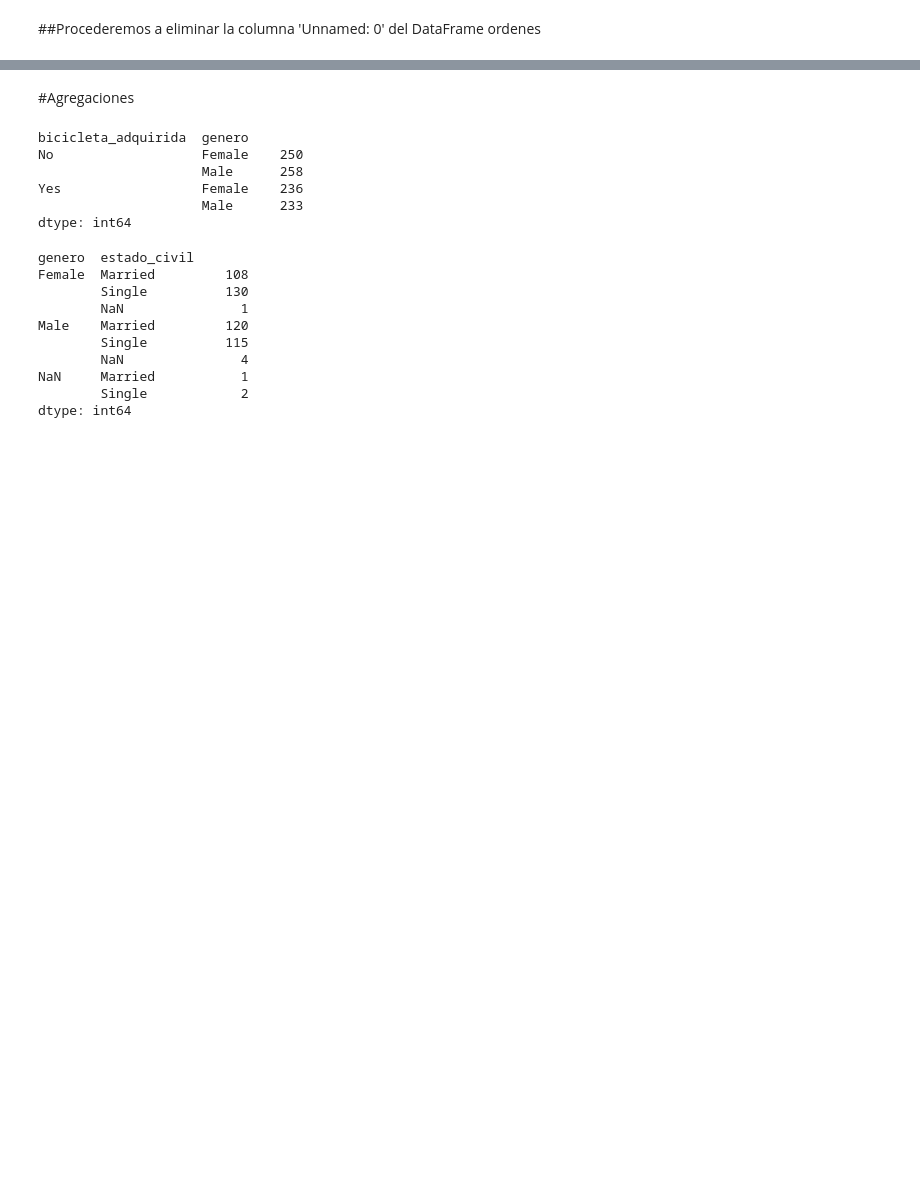
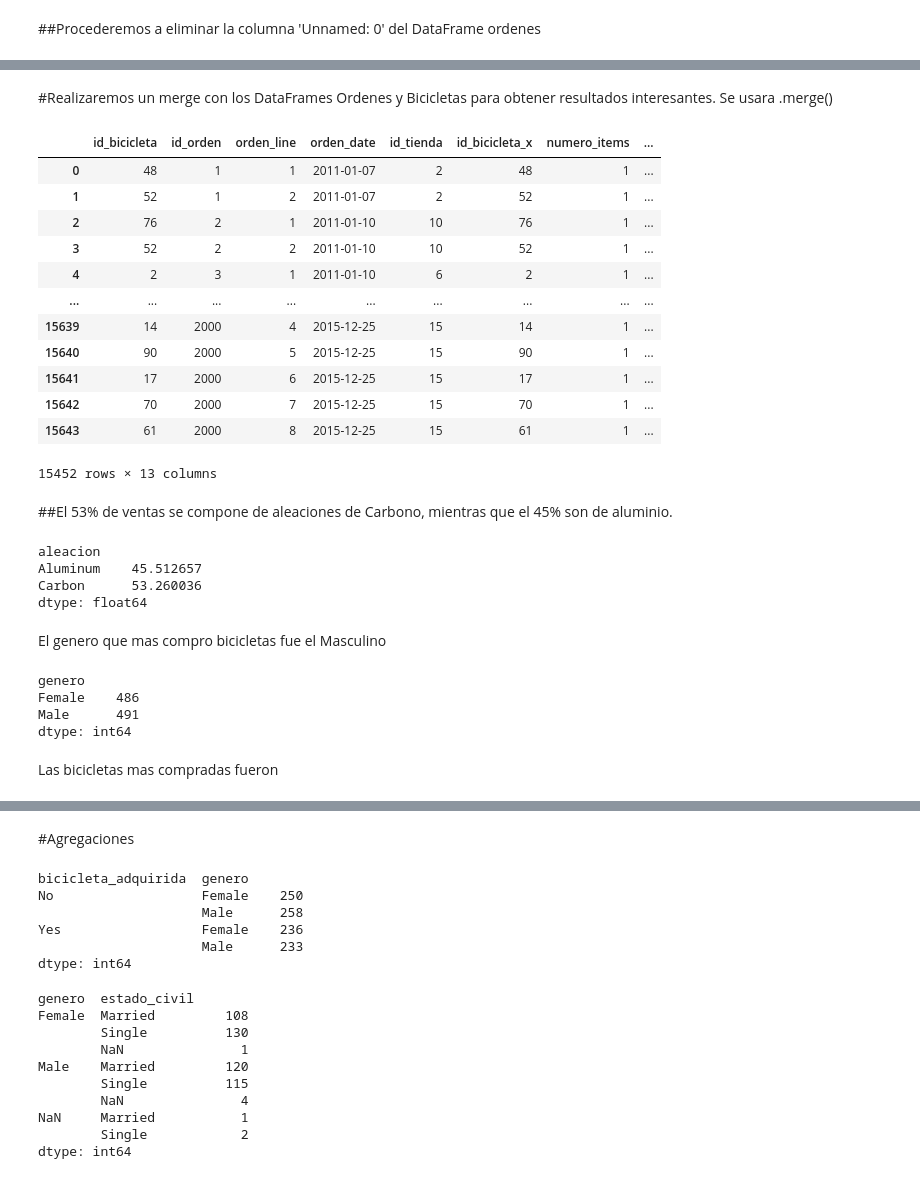
Before and after one commit to hvasquez28/g1-ds_santander-f2-team7-Phyton, a Jupyter notebook: Entrega_Final_Procesamiento_DanielTapia_LuisZanabria_NorbertoPena_HaroldVasquez/ProyectoPhytonGrupo7.ipynb, the cells around one changed output, grey strips where cells are left out. Drawn from its saved outputs; the diff is of its cells as text; code cells hidden in the pictures; blank space fills up the shorter version.

```diff
--- a/Entrega_Final_Procesamiento_DanielTapia_LuisZanabria_NorbertoPena_HaroldVasquez/ProyectoPhytonGrupo7.ipynb
+++ b/Entrega_Final_Procesamiento_DanielTapia_LuisZanabria_NorbertoPena_HaroldVasquez/ProyectoPhytonGrupo7.ipynb
@@ -356,0 +513,21 @@ ordenes.drop(columns='Unnamed: 0',inplace=True)
+# %% [markdown]
+#Realizaremos un merge con los DataFrames Ordenes y Bicicletas para obtener resultados interesantes.
+Se usara .merge()
+# %%
+
+orders_and_bikes = pd.merge(ordenes,bicicletas, left_on='id_bicicleta',right_index=True).sort_index()
+orders_and_bikes
+# %% [output]
+|  | id_bicicleta | id_orden | orden_line | orden_date | id_tienda | id_bicicleta_x | numero_items | ... |
+| 0 | 48 | 1 | 1 | 2011-01-07 | 2 | 48 | 1 | ... |
+| 1 | 52 | 1 | 2 | 2011-01-07 | 2 | 52 | 1 | ... |
+| 2 | 76 | 2 | 1 | 2011-01-10 | 10 | 76 | 1 | ... |
+| 3 | 52 | 2 | 2 | 2011-01-10 | 10 | 52 | 1 | ... |
+| 4 | 2 | 3 | 1 | 2011-01-10 | 6 | 2 | 1 | ... |
+| ... | ... | ... | ... | ... | ... | ... | ... | ... |
+| 15639 | 14 | 2000 | 4 | 2015-12-25 | 15 | 14 | 1 | ... |
+| 15640 | 90 | 2000 | 5 | 2015-12-25 | 15 | 90 | 1 | ... |
+| 15641 | 17 | 2000 | 6 | 2015-12-25 | 15 | 17 | 1 | ... |
+| 15642 | 70 | 2000 | 7 | 2015-12-25 | 15 | 70 | 1 | ... |
+| 15643 | 61 | 2000 | 8 | 2015-12-25 | 15 | 61 | 1 | ... |
+15452 rows × 13 columns
@@ -356,0 +536,20 @@ ordenes.drop(columns='Unnamed: 0',inplace=True)
+# %% [markdown]
+##El 53% de ventas se compone de aleaciones de Carbono, mientras que el 45% son de aluminio.
+# %%
+orders_and_bikes.groupby('aleacion').size()/len(ordenes)*100
+# %% [output]
+aleacion
+Aluminum    45.512657
+Carbon      53.260036
+dtype: float64
+# %% [markdown]
+El genero que mas compro bicicletas fue el Masculino
+# %%
+compradores.groupby('genero').size()
+# %% [output]
+genero
+Female    486
+Male      491
+dtype: int64
+# %% [markdown]
+Las bicicletas mas compradas fueron
```
Also changed, not shown: parts of 34 cells of this notebook.
